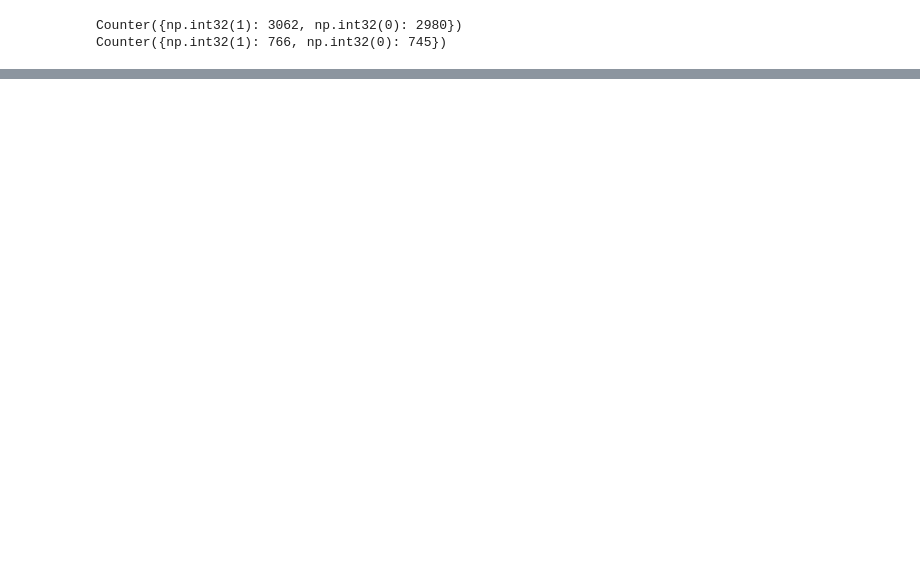
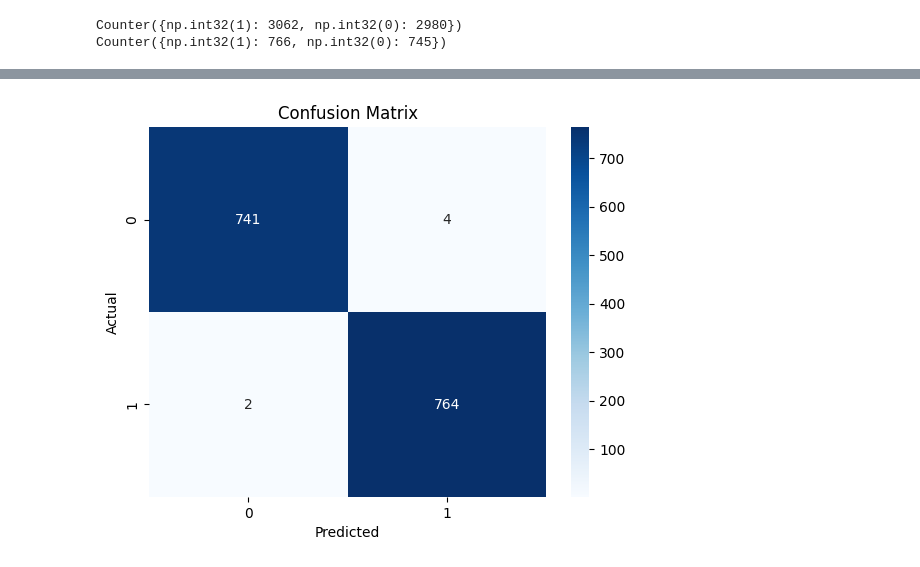
Before and after one commit to DataDrivenAkanksha/deep_learning_facemask_detection, a Jupyter notebook: Face_Mask_detection.ipynb, the cells around one changed output, grey strips where cells are left out. Drawn from its saved outputs; the diff is of its cells as text; code cells hidden in the pictures; blank space fills up the shorter version.

```diff
--- a/Face_Mask_detection.ipynb
+++ b/Face_Mask_detection.ipynb
@@ -287,0 +382,17 @@ Predicted: [('n04370456', 'sweatshirt', np.float32(0.3615405)), ('n04229816', 's
+# %%
+from sklearn.metrics import confusion_matrix
+import seaborn as sns
+import matplotlib.pyplot as plt
+# Predict class probabilities
+y_pred_test = model_pretrain.predict(X_test)
+
+# Convert probabilities to class labels
+y_pred_test = (y_pred_test > 0.5).astype(int).flatten()
+
+cm = confusion_matrix(y_test, y_pred_test)
+sns.heatmap(cm, annot=True, fmt='d', cmap='Blues')
+plt.xlabel('Predicted')
+plt.ylabel('Actual')
+plt.title('Confusion Matrix')
+plt.show()
+# %% [output]
@@ -287,0 +400 @@ Predicted: [('n04370456', 'sweatshirt', np.float32(0.3615405)), ('n04229816', 's
+[figure, added]
```
Also changed, not shown: parts of 37 cells of this notebook.
